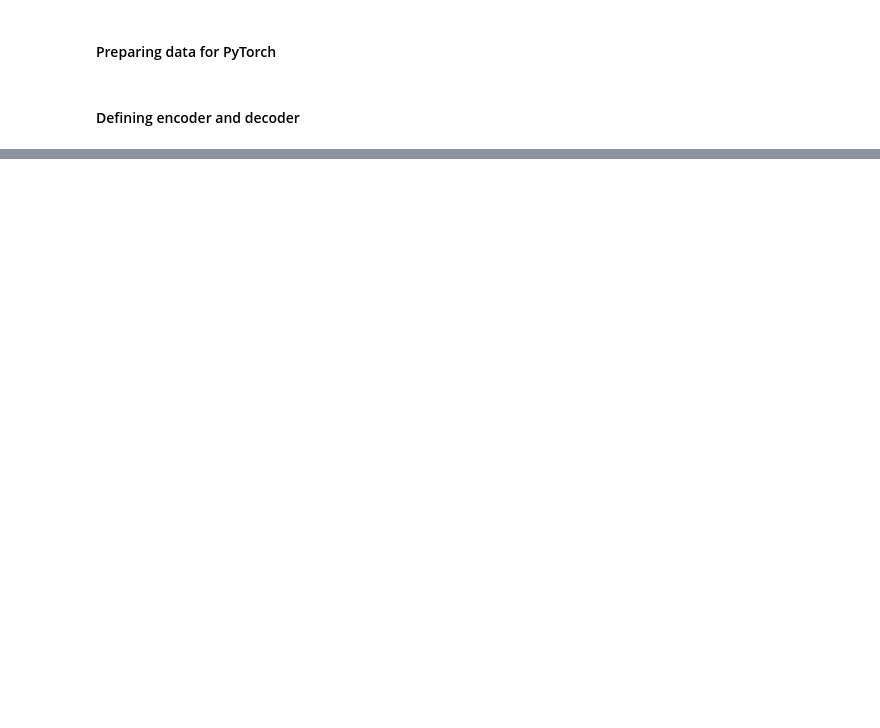
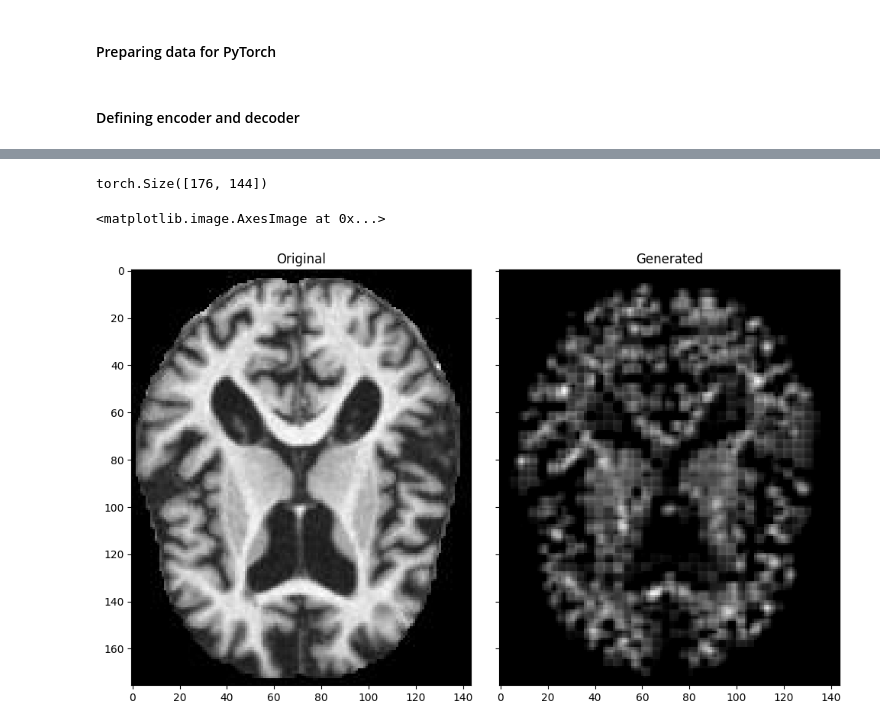
Before and after one commit to lazarovziv/ML-Pipeline, a Jupyter notebook: notebook.ipynb, the cells around one changed output, grey strips where cells are left out. Drawn from its saved outputs; the diff is of its cells as text; code cells hidden in the pictures; blank space fills up the shorter version.

```diff
--- a/notebook.ipynb
+++ b/notebook.ipynb
@@ -363,7 +608,9 @@ sum(p.numel() for p in autoencoder.parameters())
 # %%
 lr = 0.01
-optimizer = torch.optim.Adam(autoencoder.parameters(), lr=lr, betas=(0.99, 0.99))
+optimizer = torch.optim.Adam(autoencoder.parameters(), lr=lr, betas=(0.9, 0.999))
 scheduler = torch.optim.lr_scheduler.ExponentialLR(optimizer, gamma=0.99)
-loss = nn.MSELoss()
+mse = nn.MSELoss()
+
+decoding_weight = 1
 # %%
 autoencoder.to(device)
@@ -396,21 +705,26 @@ single_channel_images.shape
 # %%
+image_to_generate = images[1]
 # getting a generated image from the original
 with torch.no_grad():
     # expanding the channel
-    original_batched_image = np.expand_dims(images[1], axis=0)
+    original_batched_image = np.expand_dims(image_to_generate, axis=0)
     # expanding batch
     original_batched_image = np.expand_dims(original_batched_image, axis=0)
     generated_image = autoencoder(torch.from_numpy(original_batched_image) \
-                                  # .flatten(start_dim=1) \
-                                  .to(device=device, dtype=torch.float32)) \
-                                  .flatten(start_dim=0, end_dim=2)
+                                  .to(device=device, dtype=torch.float32))
+    generated_image = generated_image.flatten(start_dim=0, end_dim=2)
     print(generated_image.shape)
+# %% [output]
+torch.Size([176, 144])
 # %%
 fig, axes = plt.subplots(1, 2, figsize=(10, 10), sharey=True, sharex=True)
 fig.tight_layout()
 
 axes[0].set_title('Original')
-axes[0].imshow(images[0], cmap='gray')
+axes[0].imshow(image_to_generate, cmap='gray')
 axes[1].set_title('Generated')
 axes[1].imshow(generated_image.cpu(), cmap='gray')
+# %% [output]
+<matplotlib.image.AxesImage at 0x...>
+[figure, added]
 # %%
```
Also changed, not shown: parts of 51 cells of this notebook.
